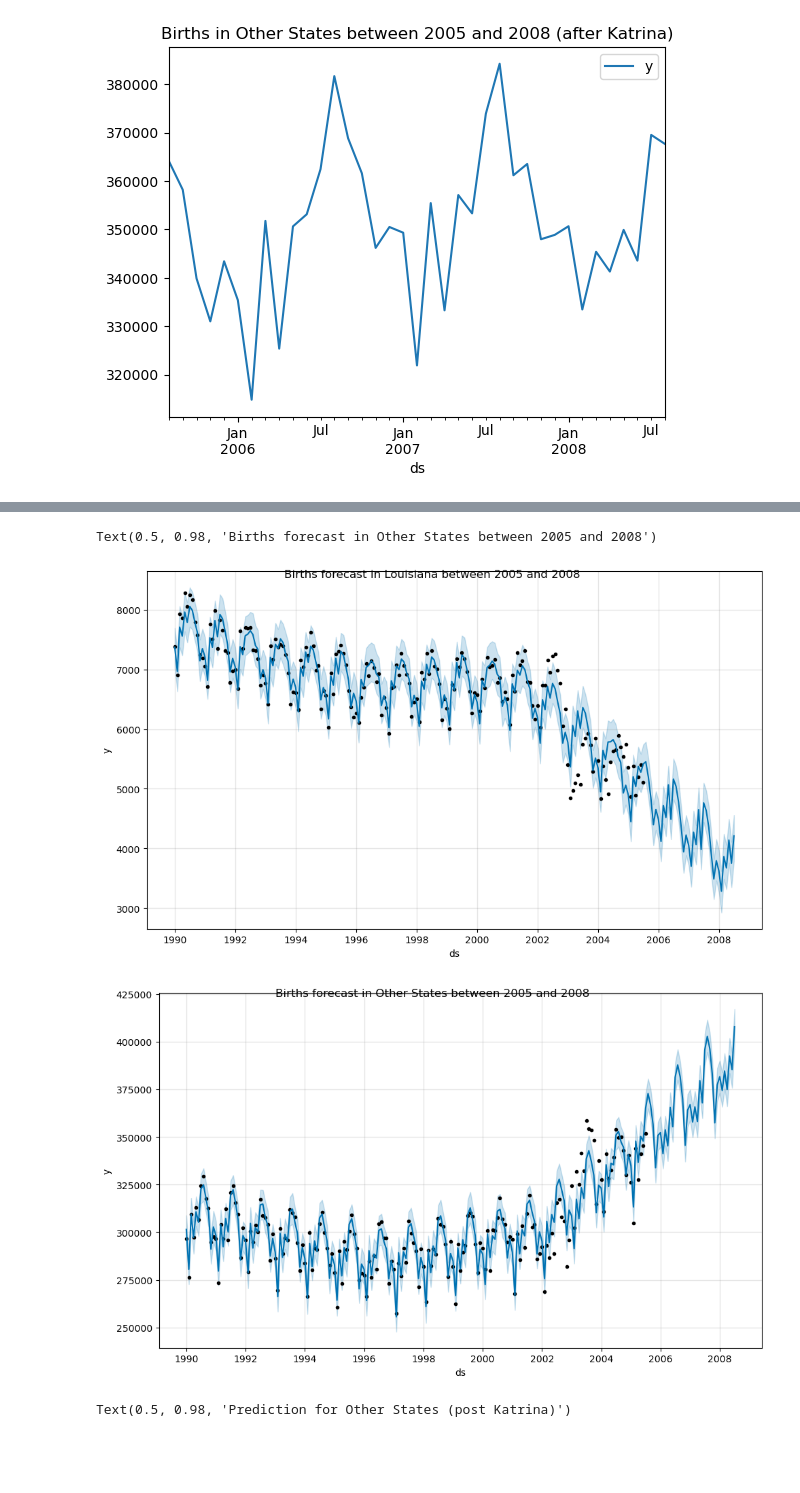
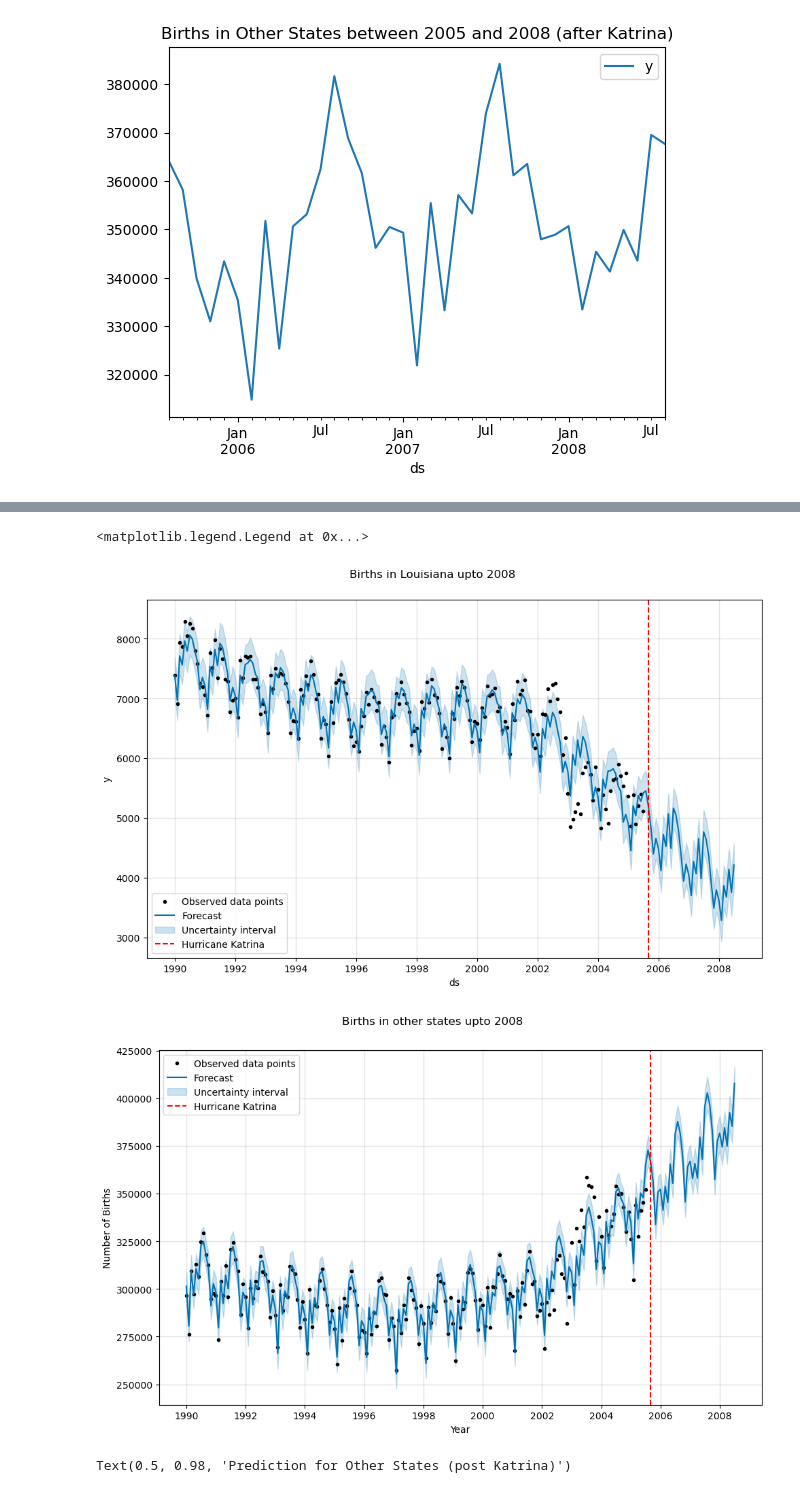
Before and after one commit to Aquamarine278/AI-Bootcamp-Project-1, a Jupyter notebook: birthdata_analysis.ipynb, the cells around one changed output, grey strips where cells are left out. Cells and saved outputs as stored; diff of their text form; code cells hidden in the pictures; blank space fills up the shorter version.

```diff
--- a/birthdata_analysis.ipynb
+++ b/birthdata_analysis.ipynb
@@ -802,13 +830,24 @@ display(forecast_katrina_other.tail())
 # %%
 # plot the prediction
 fig_katrina = m_katrina.plot(forecast_katrina)
-fig_katrina.suptitle('Births forecast in Louisiana between 2005 and 2008', fontsize=12)
+fig_katrina.suptitle('Births in Louisiana upto 2008', fontsize=12, y=1.05, x=0.5)
+# mark the date of the event
+plt.axvline(x=pd.to_datetime('2005-08-29'), color='red', linestyle='--', label='Hurricane Katrina')
+plt.legend()
+
 fig_katrina_other = m_katrina_other.plot(forecast_katrina_other)
-fig_katrina_other.suptitle('Births forecast in Other States between 2005 and 2008', fontsize=12)
+fig_katrina_other.suptitle('Births in other states upto 2008', fontsize=12, y=1.05, x=0.5)
+plt.xlabel('Year')
+plt.ylabel('Number of Births')
+# mark the date of the event
+plt.axvline(x=pd.to_datetime('2005-08-29'), color='red', linestyle='--', label='Hurricane Katrina')
+plt.xlabel('Year')
+plt.ylabel('Number of Births')
+plt.legend()
 # %% [output]
-Text(0.5, 0.98, 'Births forecast in Other States between 2005 and 2008')
+<matplotlib.legend.Legend at 0x...>
-[figure, old version]
+[figure, new version]
-[figure, old version]
+[figure, new version]
 # %%
 # plot the components
 fig_katrina_comp = m_katrina.plot_components(forecast_katrina)
```
Also changed, not shown: parts of 15 cells of this notebook.
